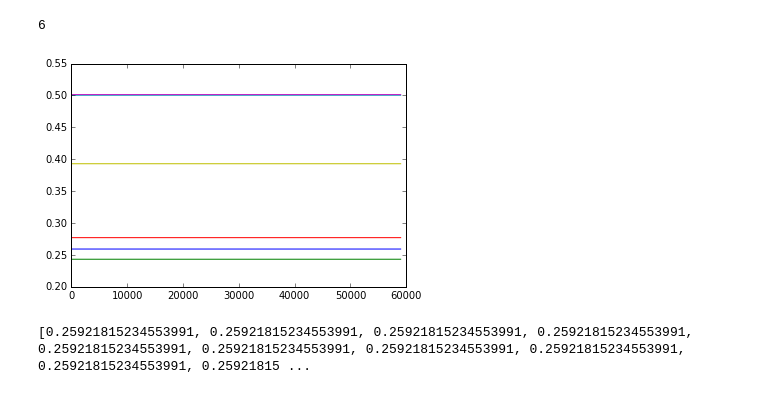
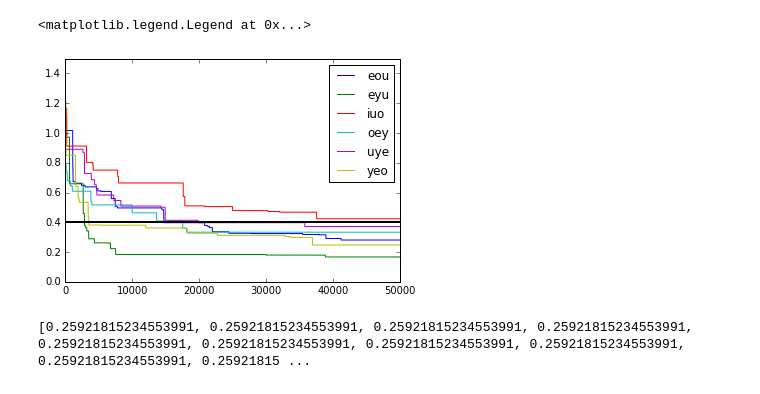
Before and after one commit to sebastien-forestier/CogSci2017, a Jupyter notebook: notebook/analysis_vocal.ipynb, the cells around one changed output. Saved outputs shown, nothing was run; the diff lists cells and outputs as text; code cells hidden in the pictures.

```diff
--- a/notebook/analysis_vocal.ipynb
+++ b/notebook/analysis_vocal.ipynb
@@ -2,7 +2,7 @@
 import cPickle
 
 # PARAMS
-log_dir = "/home/sforesti/avakas/scratch/sforestier001/logs/CogSci2017/2017-01-15_18-30-39-TEST100"
+log_dir = "/home/sforesti/avakas/scratch/sforestier001/logs/CogSci2017/2017-01-16_09-55-15-COGSCI"
 config_list = ["RMB"]
 n_iter = 10
 
@@ -13,19 +13,23 @@ with open(filename, 'r') as f:
 # %%
 import matplotlib.pyplot as plt
 %matplotlib inline
 
 trial_list = range(1,n_iter + 1)
 config_name = "RMB"
 
-print len(data_vocal[config_name][1]["errors"][1])
 
-for trial in [1]:
+for trial in [3]:
     human_sounds = data_vocal[config_name][trial]["human_sounds"]
     for hs in human_sounds:
-        plt.plot([data_vocal[config_name][trial]["errors"][i][hs] for i in range(len(data_vocal[config_name][trial]["errors"]))])
+        plt.plot([data_vocal[config_name][trial]["errors"][i][hs] for i in range(len(data_vocal[config_name][trial]["errors"]))], label=hs)
+
+plt.ylim([0, 1.5])
+plt.xlim([0, 50000])
+plt.plot((0, 50000), (0.4, 0.4), '-', lw=2)
+plt.legend()
 # %% [output]
-6
+<matplotlib.legend.Legend at 0x...>
-[figure, old version]
+[figure, new version]
 # %%
 print [data_vocal[config_name][1]["errors"][i][human_sounds[0]] for i in range(len(data_vocal[config_name][1]["errors"]))]
 # %% [output]
```
Also changed, not shown: 2 other files.
